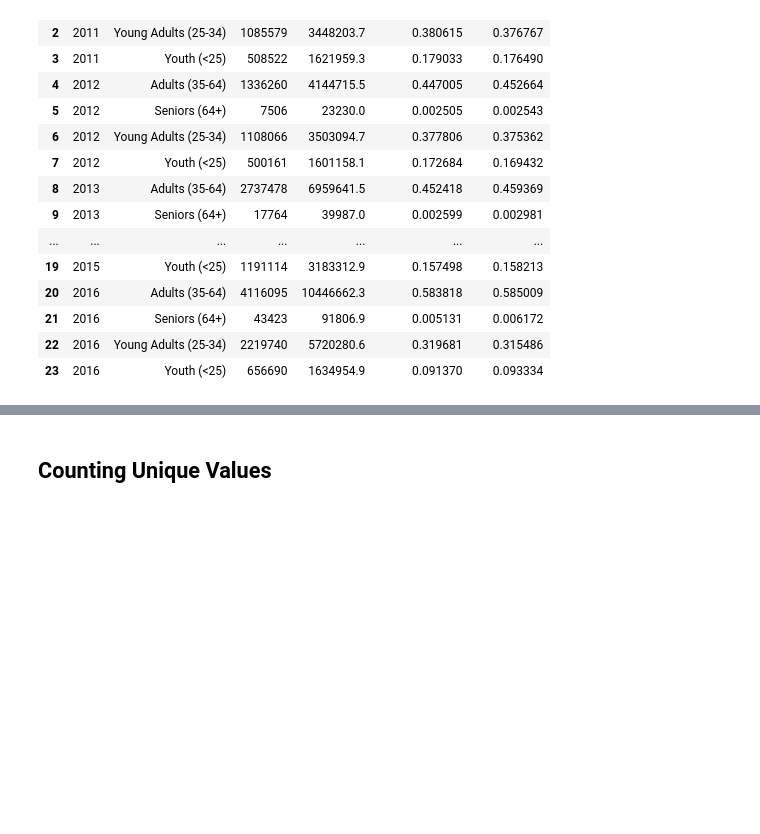
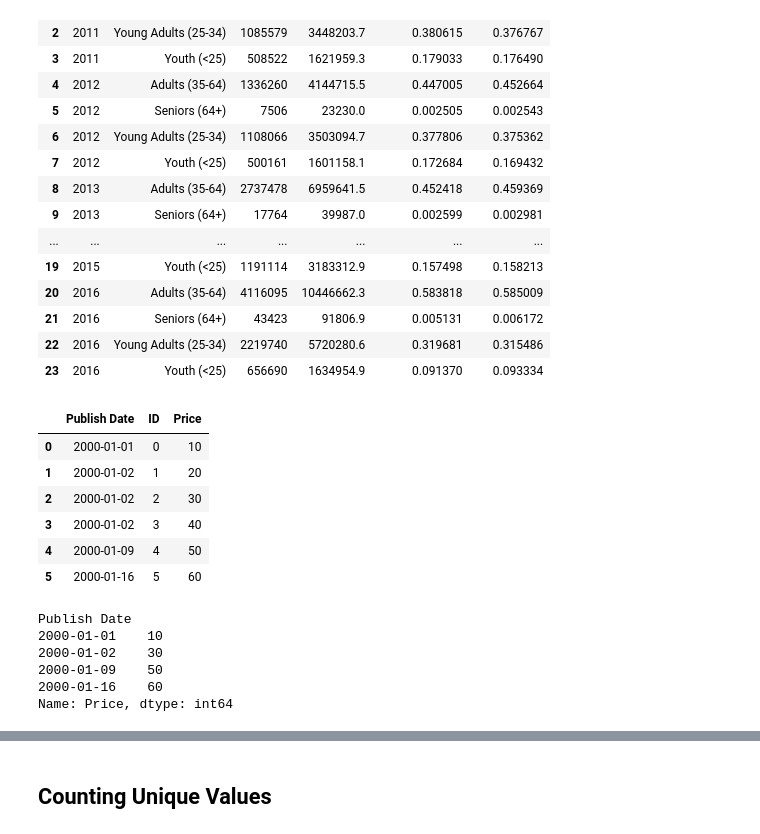
Before and after one commit to dcaley5005/Python_Cheat_Sheet, a Jupyter notebook: Data_Transformation/data_transformation.ipynb, the cells around one changed output, grey strips where cells are left out. Saved outputs shown, nothing was run; the diff lists cells and outputs as text; code cells hidden in the pictures; blank space fills up the shorter version.

```diff
--- a/Data_Transformation/data_transformation.ipynb
+++ b/Data_Transformation/data_transformation.ipynb
@@ -703,3 +711,35 @@ sales_yr_age.reset_index()
 | 21 | 2016 | Seniors (64+) | 43423 | 91806.9 | 0.005131 | 0.006172 |
 | 22 | 2016 | Young Adults (25-34) | 2219740 | 5720280.6 | 0.319681 | 0.315486 |
 | 23 | 2016 | Youth (<25) | 656690 | 1634954.9 | 0.091370 | 0.093334 |
+# %%
+df_freq = pd.DataFrame({
+    "Publish Date" : [
+        pd.Timestamp("2000-01-01"),
+        pd.Timestamp("2000-01-02"),
+        pd.Timestamp("2000-01-02"),
+        pd.Timestamp("2000-01-02"),
+        pd.Timestamp("2000-01-09"),
+        pd.Timestamp("2000-01-16")
+    ],
+    "ID": [0, 1, 2, 3, 4, 5],
+    "Price": [10, 20, 30, 40, 50, 60]
+    }
+)
+df_freq
+# %% [output]
+|  | Publish Date | ID | Price |
+| 0 | 2000-01-01 | 0 | 10 |
+| 1 | 2000-01-02 | 1 | 20 |
+| 2 | 2000-01-02 | 2 | 30 |
+| 3 | 2000-01-02 | 3 | 40 |
+| 4 | 2000-01-09 | 4 | 50 |
+| 5 | 2000-01-16 | 5 | 60 |
+# %%
+df_freq.groupby('Publish Date')['Price'].mean()
+# %% [output]
+Publish Date
+2000-01-01    10
+2000-01-02    30
+2000-01-09    50
+2000-01-16    60
+Name: Price, dtype: int64
```
Also changed, not shown: parts of 29 cells of this notebook, 23 other files.
